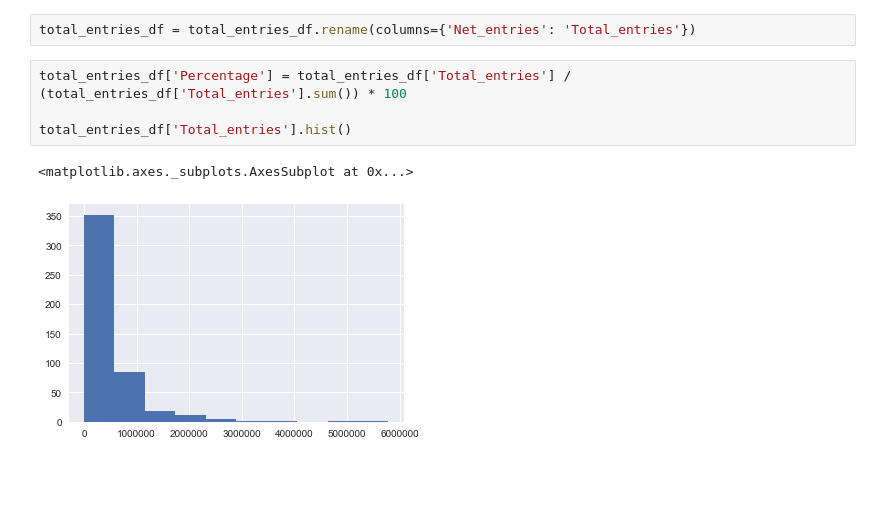
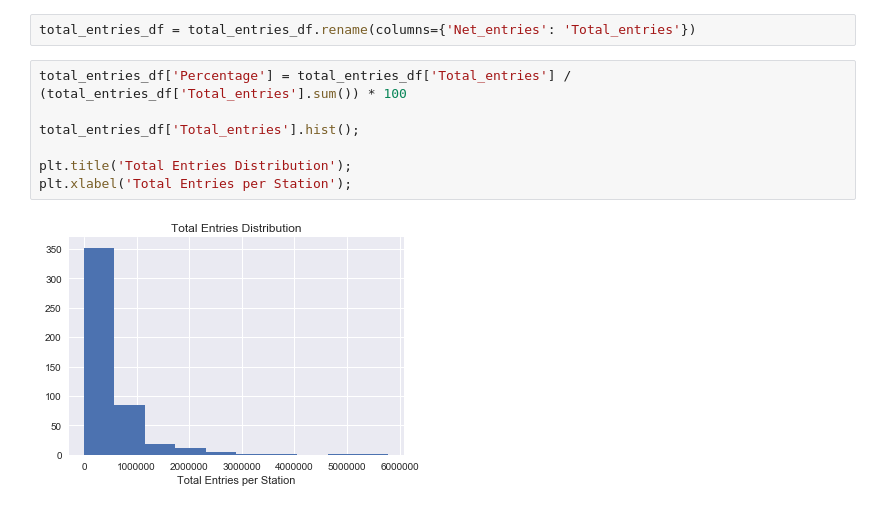
Before and after one commit to YCCZhao/wk1, a Jupyter notebook: Project1_MTA_YUNSHI.ipynb, the cells around one changed output. Drawn from its saved outputs; the diff is of its cells as text; blank space fills up the shorter version.

```diff
--- a/Project1_MTA_YUNSHI.ipynb
+++ b/Project1_MTA_YUNSHI.ipynb
@@ -374,7 +396,9 @@ total_entries_df = total_entries_df.rename(columns={'Net_entries': 'Total_entrie
 # %%
 total_entries_df['Percentage'] = total_entries_df['Total_entries'] / (total_entries_df['Total_entries'].sum()) * 100
 
-total_entries_df['Total_entries'].hist()
+total_entries_df['Total_entries'].hist();
+
+plt.title('Total Entries Distribution');
+plt.xlabel('Total Entries per Station');
 # %% [output]
-<matplotlib.axes._subplots.AxesSubplot at 0x...>
-[figure, old version]
+[figure, new version]
```
Also changed, not shown: parts of 15 cells of this notebook.
